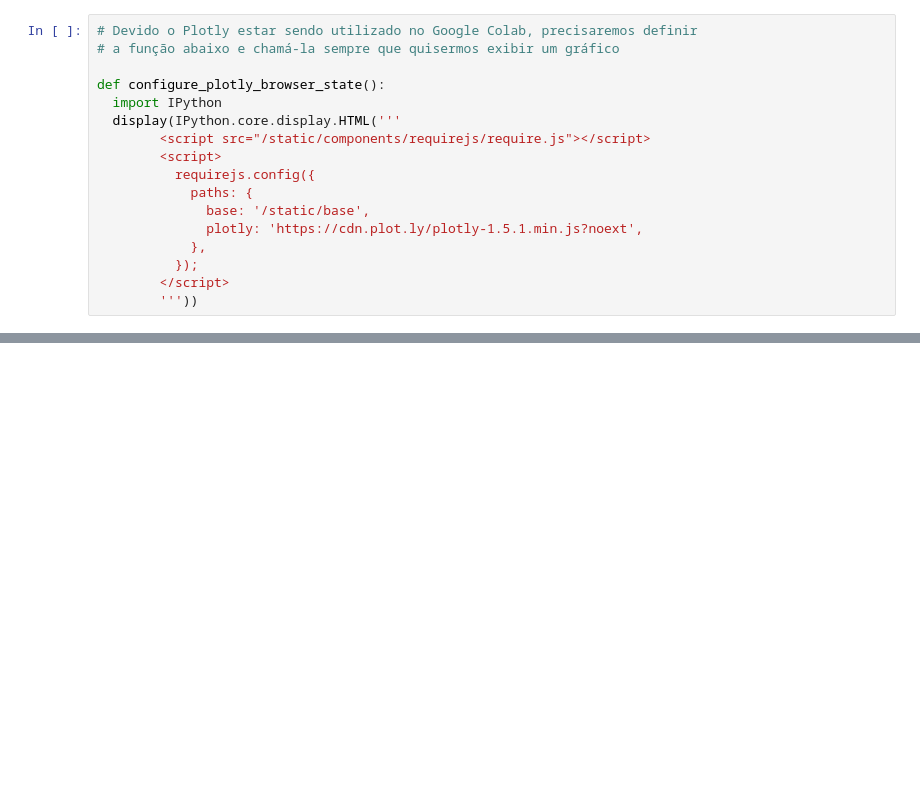
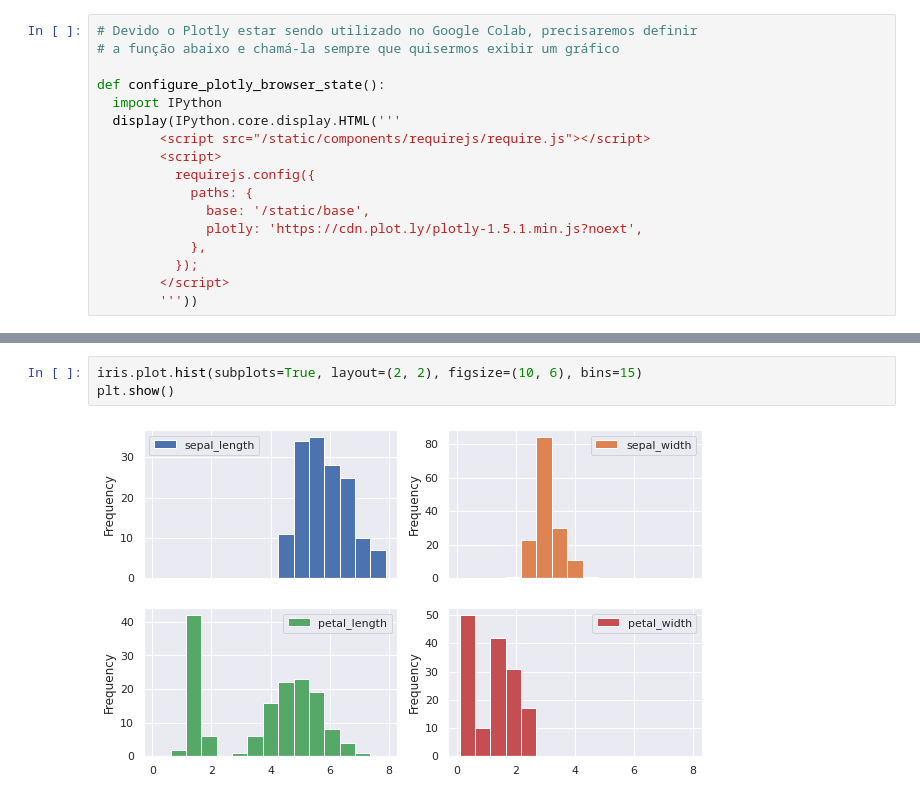
Before and after one commit to paulosalvatore/Ocean_Python_VisualizacaoDados_11_08_20, a Jupyter notebook: Python_VisualizacaoDados_Iris.ipynb, the cells around one changed output, grey strips where cells are left out. Drawn from its saved outputs; the diff is of its cells as text; blank space fills up the shorter version.

```diff
--- a/Python_VisualizacaoDados_Iris.ipynb
+++ b/Python_VisualizacaoDados_Iris.ipynb
@@ -90,0 +100,5 @@ ply.iplot([barra])
+# %%
+iris.plot.hist(subplots=True, layout=(2, 2), figsize=(10, 6), bins=15)
+plt.show()
+# %% [output]
+[figure, added]
```
Also changed, not shown: parts of 5 cells of this notebook.
